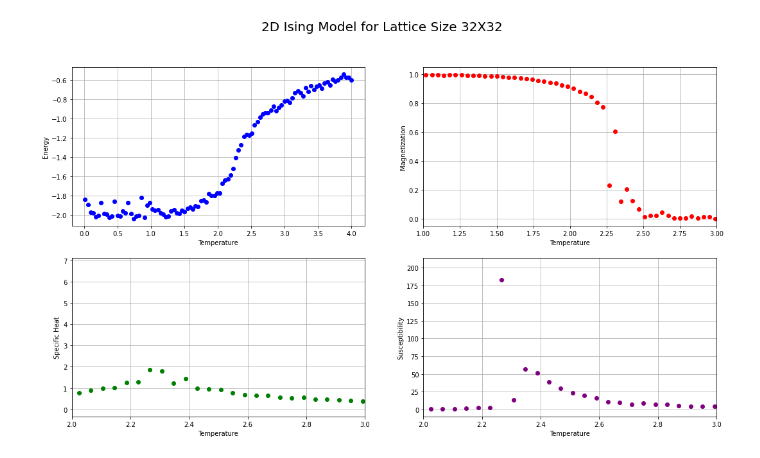
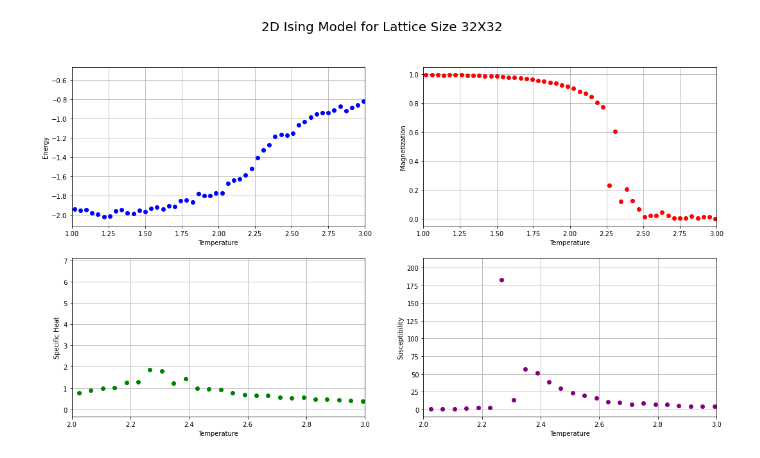
Before and after one commit to ComplexMan/ising_model_mc, a Jupyter notebook: 2d_ising_model.ipynb, the cells around one changed output. Drawn from its saved outputs; the diff is of its cells as text; code cells hidden in the pictures.

```diff
--- a/2d_ising_model.ipynb
+++ b/2d_ising_model.ipynb
@@ -99,31 +99,32 @@ for i in tqdm(range(len(Temp))):
 fig1 = figure(figsize=(18, 10))
 fig1.suptitle(f'2D Ising Model for Lattice Size {32}X{32} ', fontsize=20)
 
 ax1 = fig1.add_subplot(221)
+plt.xlim(1, 3)
 plt.ylabel("Energy", fontsize=10)
 plt.xlabel("Temperature", fontsize=10)
 plt.grid()
 plt.plot(Temp, Energy_tt, 'o', color='blue')
 
 ax2 = fig1.add_subplot(222)
 plt.xlim(1, 3)
 plt.ylabel("Magnetization", fontsize=10)
 plt.xlabel("Temperature", fontsize=10)
 plt.grid()
 plt.plot(Temp,np.abs(Mag_tt), 'o', color='red')
 
 ax3 = fig1.add_subplot(223)
 plt.xlim(2, 3)
 plt.ylabel("Specific Heat", fontsize=10)
 plt.xlabel("Temperature", fontsize=10)
 plt.plot(Temp, C_tt, 'o', color='green')
 plt.grid()
 
 ax4 = fig1.add_subplot(224)
 plt.xlim(2, 3)
 plt.ylabel("Susceptibility", fontsize=10)
 plt.xlabel("Temperature", fontsize=10)
 plt.plot(Temp, X_tt, 'o', color='purple')
 plt.grid()
 # %% [output]
-[figure, old version]
+[figure, new version]
```
